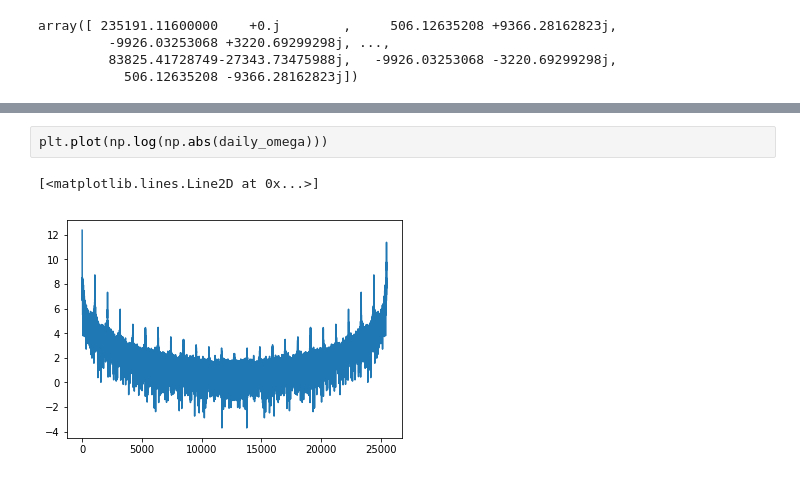
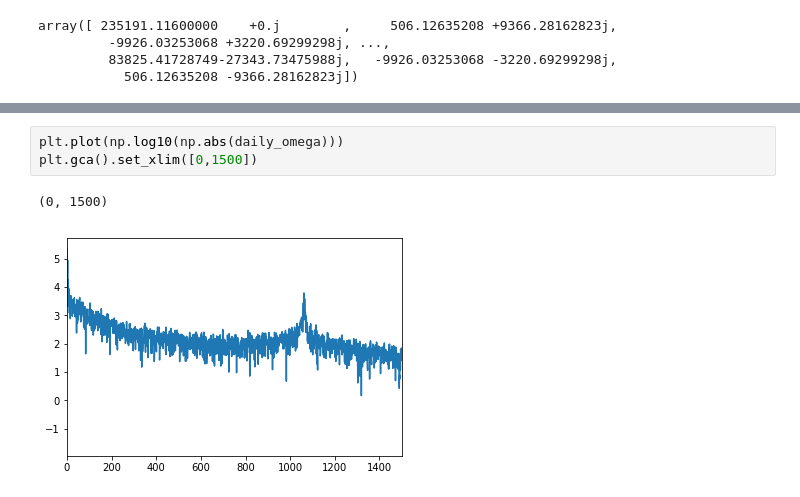
Before and after one commit to GibbsConsulting/ds-collateral, a Jupyter notebook: notebooks/WaterTemperatureTimeSeries.ipynb, the cells around one changed output, grey strips where cells are left out. Saved outputs shown, nothing was run; the diff lists cells and outputs as text.

```diff
--- a/notebooks/WaterTemperatureTimeSeries.ipynb
+++ b/notebooks/WaterTemperatureTimeSeries.ipynb
@@ -112,5 +136,6 @@ array([ 235191.11600000    +0.j        ,     506.12635208 +9366.28162823j,
 # %%
-plt.plot(np.log(np.abs(daily_omega)))
+plt.plot(np.log10(np.abs(daily_omega)))
+plt.gca().set_xlim([0,1500])
 # %% [output]
-[<matplotlib.lines.Line2D at 0x...>]
+(0, 1500)
-[figure, old version]
+[figure, new version]
```
Also changed, not shown: parts of 7 cells of this notebook, 1 other file.
